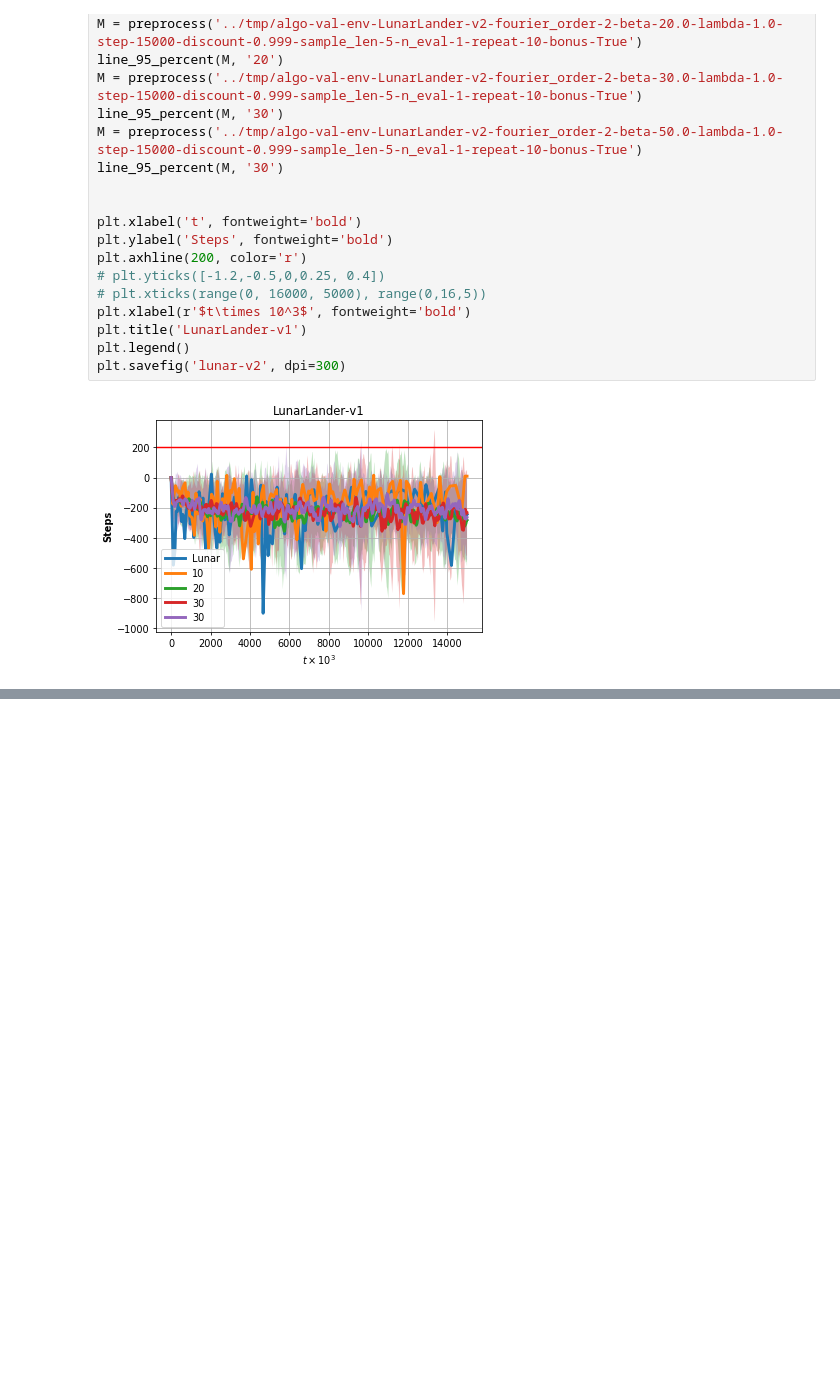
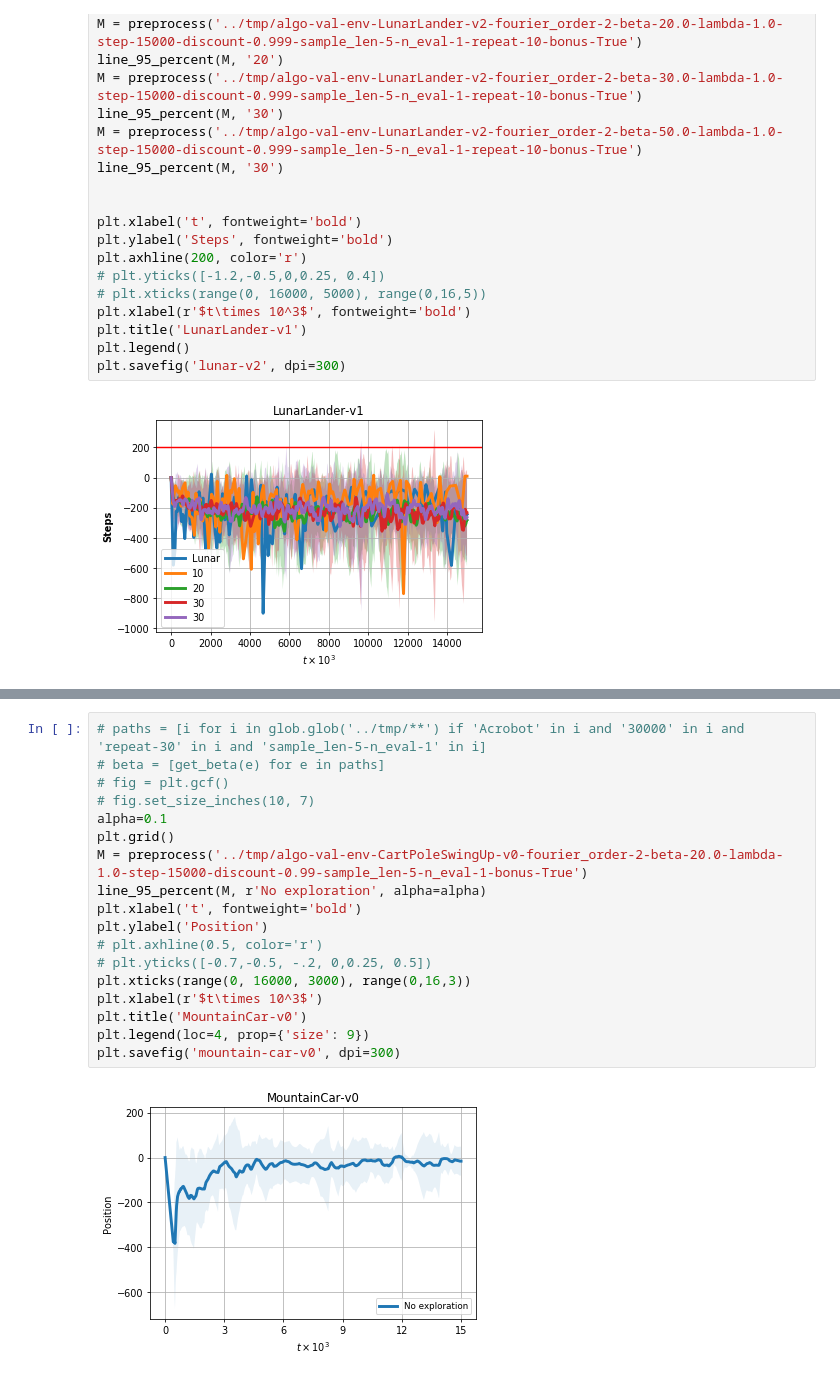
Before and after one commit to anhddo/oppoliter, a Jupyter notebook: notebook/ls-avg-reward.ipynb, the cells around one changed output, grey strips where cells are left out. Drawn from its saved outputs; the diff is of its cells as text; blank space fills up the shorter version.

```diff
--- a/notebook/ls-avg-reward.ipynb
+++ b/notebook/ls-avg-reward.ipynb
@@ -431,0 +345,20 @@ plt.savefig('lunar-v2', dpi=300)
+# %%
+# paths = [i for i in glob.glob('../tmp/**') if 'Acrobot' in i and '30000' in i and 'repeat-30' in i and 'sample_len-5-n_eval-1' in i]
+# beta = [get_beta(e) for e in paths]
+# fig = plt.gcf()
+# fig.set_size_inches(10, 7)
+alpha=0.1
+plt.grid()
+M = preprocess('../tmp/algo-val-env-CartPoleSwingUp-v0-fourier_order-2-beta-20.0-lambda-1.0-step-15000-discount-0.99-sample_len-5-n_eval-1-bonus-True')
+line_95_percent(M, r'No exploration', alpha=alpha)
+plt.xlabel('t', fontweight='bold')
+plt.ylabel('Position')
+# plt.axhline(0.5, color='r')
+# plt.yticks([-0.7,-0.5, -.2, 0,0.25, 0.5])
+plt.xticks(range(0, 16000, 3000), range(0,16,3))
+plt.xlabel(r'$t\times 10^3$')
+plt.title('MountainCar-v0')
+plt.legend(loc=4, prop={'size': 9})
+plt.savefig('mountain-car-v0', dpi=300)
+# %% [output]
+[figure, added]
```
Also changed, not shown: parts of 17 cells of this notebook, 4 other files.
